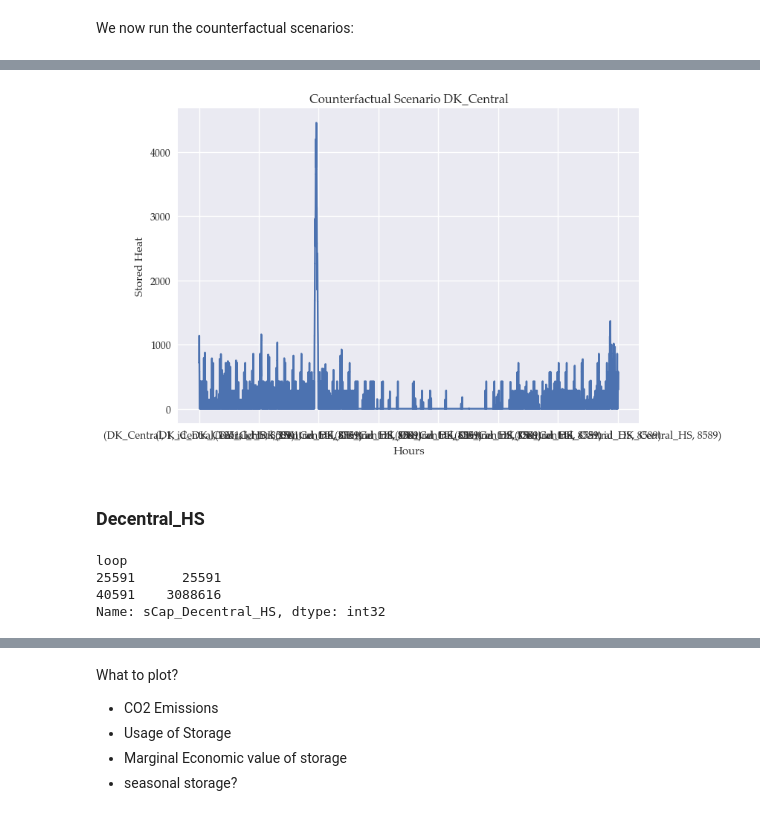
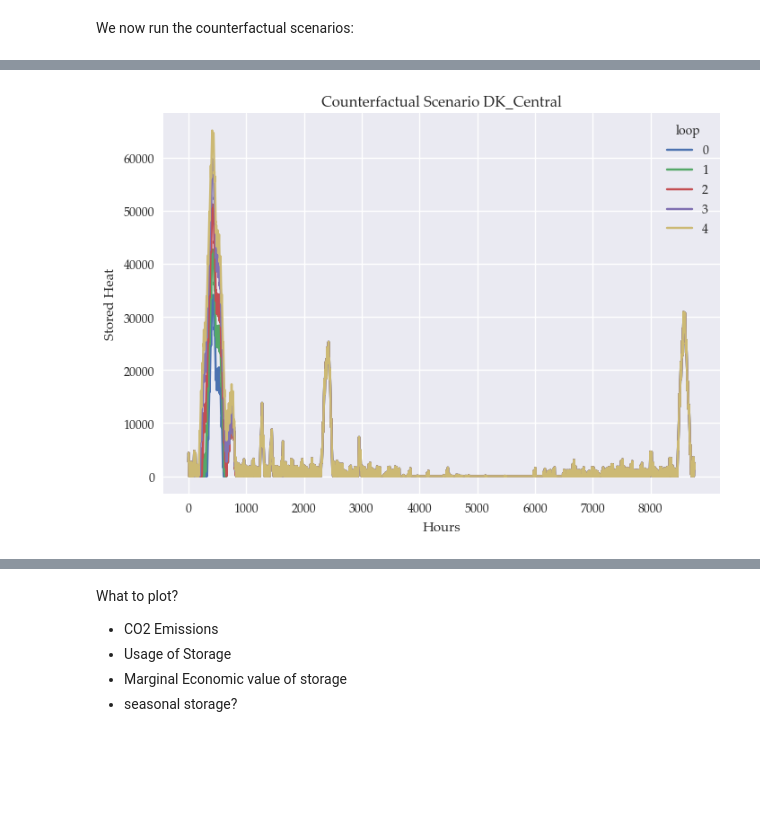
Before and after one commit to marcherger/EnergyEconGroupWork, a Jupyter notebook: Analysis_mBasicPH_storage.ipynb, the cells around one changed output, grey strips where cells are left out. Drawn from its saved outputs; the diff is of its cells as text; code cells hidden in the pictures; blank space fills up the shorter version.

```diff
--- a/Analysis_mBasicPH_storage.ipynb
+++ b/Analysis_mBasicPH_storage.ipynb
@@ -25,7 +25,7 @@ os.chdir(d['curr'])
 Next we load the database:
 # %%
 kwargs = {'variables': ['Fundamentals', 'LoadVariables', 'GeneratorsVariables','StorageVariables','TransmissionLines'],
-        'maps': ['LoadMaps','GeneratorsMaps','StorageMaps','MarketMaps'],
+        'maps': ['LoadMaps','GeneratorsMaps','StorageMaps','MarketMaps','hMaps'],
         'variable2D': ['HourlyVariation'],
         'scalars': ['Scalars']}
 
@@ -282,12 +227,12 @@ extract = ['marginalSystemCosts_E','marginalSystemCosts_H','stored_H','Welfare',
 # %%
 # Setting
 E2H = 60.344828 # The "energy storage to heat"-ratio/storage duration
-maxcap_C = base_db['sCap'].values[0]*2
-loop_C = pd.RangeIndex(start=int(base_db['sCap'].values[0]), stop=int(maxcap_C), step=5000, name = 'loop')
-v0_GCap_C = base_db['GeneratingCap_H']['id_DK_Central_HS']
-vT_GCap_C = maxcap_C
-v0_SCap_C = v0_GCap_C*E2H
-vT_SCap_C = vT_GCap_C*E2H
+maxcap = base_db['GeneratingCap_H']*2
+loop = pd.Index(range(5), name = 'loop')
+v0_GCap = pd.Series(base_db['GeneratingCap_H'], index = getTechs(['HS'],m.db))
+vT_GCap = pd.Series(maxcap, index = v0_GCap.index)
+v0_SCap = v0_GCap.mul(E2H)
+vT_SCap = vT_GCap.mul(E2H)
 
-grid_GCap_C = adjMultiIndex.addGrid(v0_GCap_C,vT_GCap_C,loop_C,'GeneratingCapacity_Central_HS').astype(int)
-grid_SCap_C = adjMultiIndex.addGrid(v0_SCap_C,vT_SCap_C,loop_C,'sCap_Central_HS').astype(int)
+grid_GCap = adjMultiIndex.addGrid(v0_GCap,vT_GCap,loop,'GeneratingCapacity').astype(int)
+grid_SCap = adjMultiIndex.addGrid(v0_SCap,vT_SCap,loop,'sCap').astype(int)
@@ -320,0 +261,2 @@ Length: 17520, dtype: float64
+# %%
+solution = m.loopSolveExtract(loop, [grid_GCap, grid_SCap], extract)
@@ -321,17 +279,16 @@ Length: 17520, dtype: float64
+# %%
+%%capture
+loop_id=loop[[0,1,2,3,4]]
 # %%
-subset_solution_C_stored_H = solution_C['stored_H'][solution_C['stored_H'].index.get_level_values('g_H') == 'DK_Central']
+# Calculate tick positions for every 1000
+tick_positions = range(0,  8761, 1000)
 
-# For axis names
-tick_positions = range(0, 8761, 1000)
-
-# Plot the subset DataFrame
-subset_solution_C_stored_H.plot()
+# Plot the subset Series
+adj.rc_pd(solution['stored_H'],loop_id).unstack('loop').plot()
 plt.xlabel('Hours')
 plt.ylabel('Stored Heat')
-#plt.xticks(tick_positions, tick_positions)
+plt.xticks(tick_positions,tick_positions)
 plt.title('Counterfactual Scenario DK_Central')
 plt.show()
 # %% [output]
-[figure, old version]
+[figure, new version]
-# %% [markdown]
-### Decentral_HS
@@ -350,7 +294,0 @@ grid_SCap_DC = adjMultiIndex.addGrid(v0_SCap_DC,vT_SCap_DC,loop_DC,'sCap_Decentr
-# %%
-grid_SCap_DC
-# %% [output]
-loop
-25591      25591
-40591    3088616
-Name: sCap_Decentral_HS, dtype: int32
```
Also changed, not shown: parts of 27 cells of this notebook, 35 other files.
